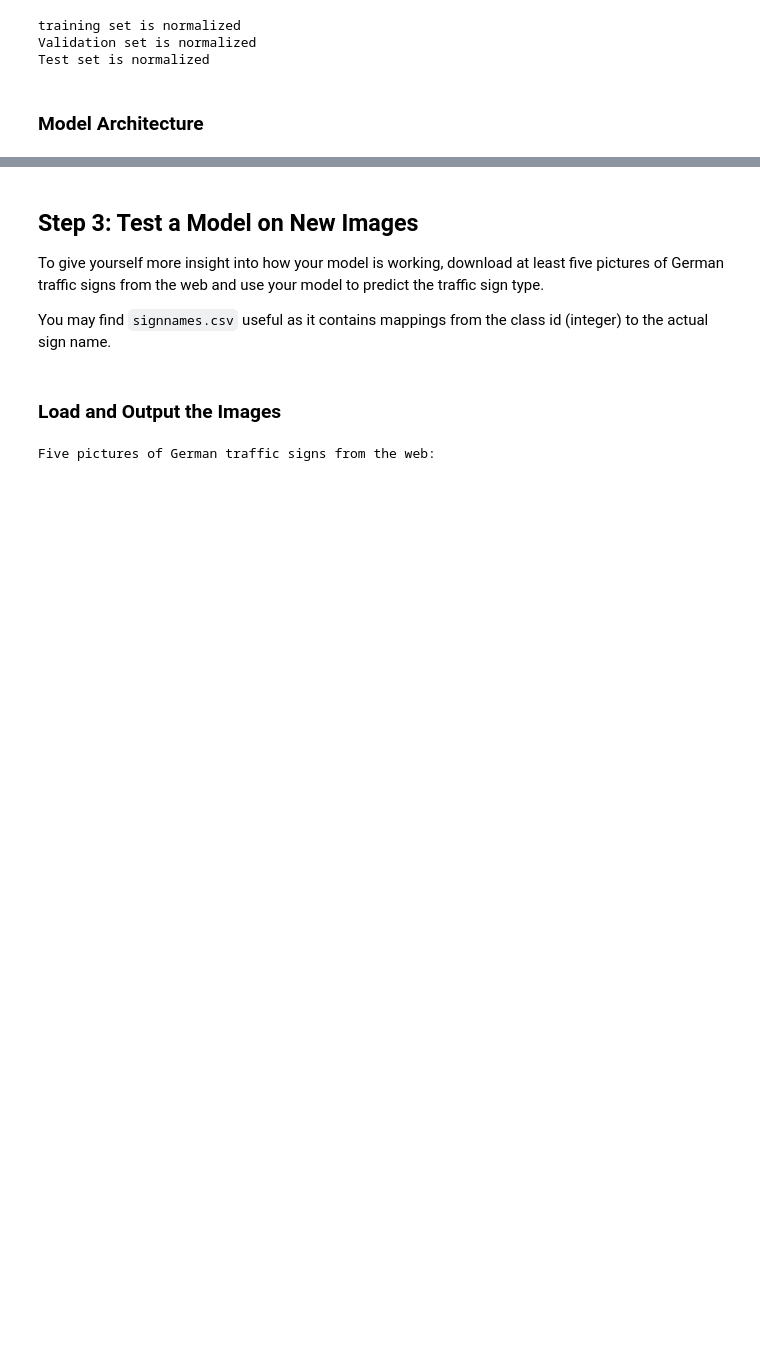
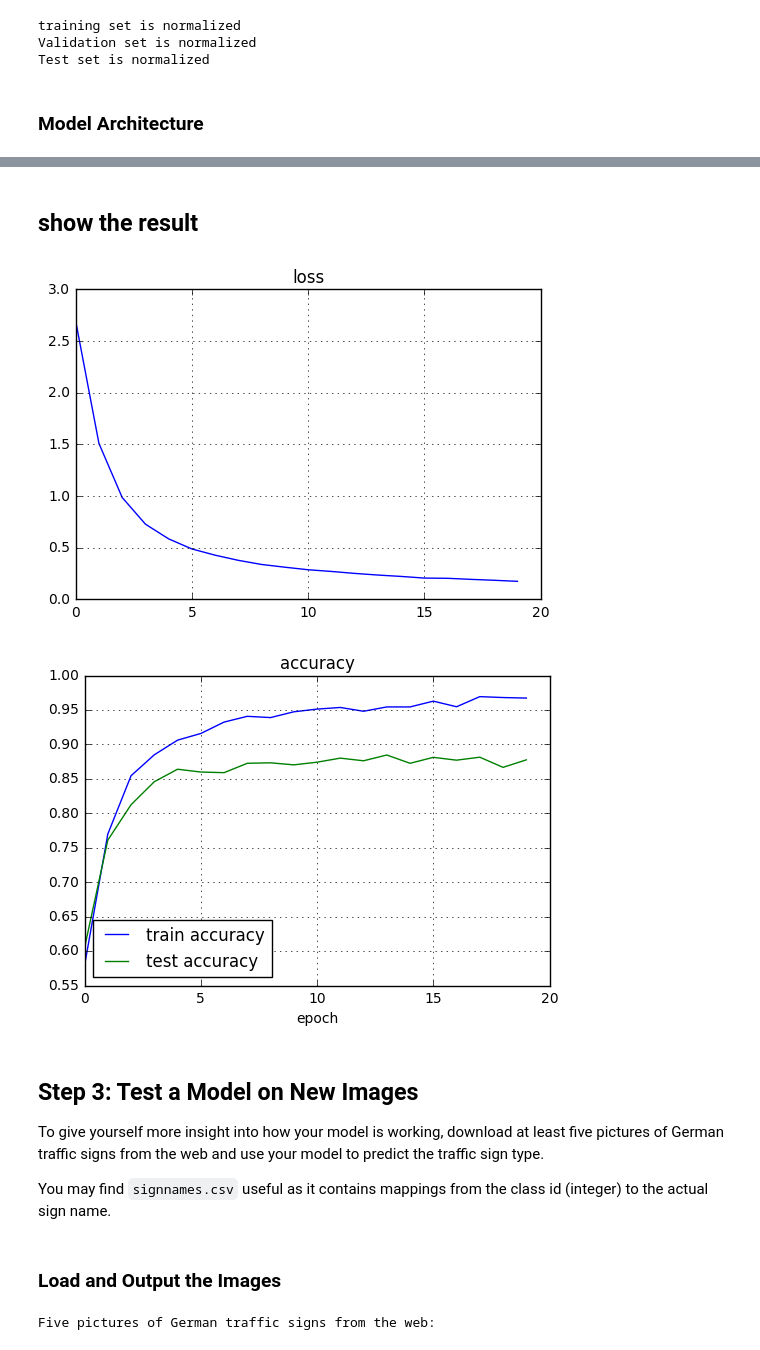
Before and after one commit to hayoung-kim/Perception-for-Self-driving, a Jupyter notebook: Traffic-Sign-Classifier/Traffic_Sign_Classifier.ipynb, the cells around one changed output, grey strips where cells are left out. Drawn from its saved outputs; the diff is of its cells as text; code cells hidden in the pictures; blank space fills up the shorter version.

```diff
--- a/Traffic-Sign-Classifier/Traffic_Sign_Classifier.ipynb
+++ b/Traffic-Sign-Classifier/Traffic_Sign_Classifier.ipynb
@@ -298,14 +252,14 @@ one_hot_y = tf.one_hot(y, n_classes)
 keep_prob = tf.placeholder(tf.float32)
 # %%
 # parameters
-rate = 0.002
-EPOCHS = 500
-BATCH_SIZE = 5000
-display_step = 5
+rate = 0.001
+EPOCHS = 20
+BATCH_SIZE = 4096
+display_step = 2
 save_step = 5
 
 # do train?
-do_train = 0
+do_train = 1
 epoch_to_restore = 590
 
 # select device to be used
@@ -393,7 +344,9 @@ sets imply underfitting. A high accuracy on the training set but low accuracy on
 # %%
 with tf.device(device_type):
-    logits = LeNet(x, keep_prob)
-    cross_entropy = tf.nn.softmax_cross_entropy_with_logits(logits, one_hot_y)
+#     logits = LeNet(x, keep_prob)
+    logits = LeNet_he(x)
+    cross_entropy = tf.nn.softmax_cross_entropy_with_logits(logits=logits, labels=one_hot_y)
+
     loss_operation = tf.reduce_mean(cross_entropy)
 
     optimizer = tf.train.AdamOptimizer(learning_rate = rate)
@@ -474,3 +454,34 @@ Test accuracy: 0.926
+# %% [markdown]
+## show the result
+# %%
+import matplotlib.pyplot as plt
+
+with open('LeNet_He_BatchNorm.csv', 'r') as csvfile:
+    data = []
+    reader = csv.reader(csvfile)
+    for row in reader:
+        data.append(row)
+#         print(', '.join(row))
+
+data = np.array(data)
+
+plt.figure()
+plt.plot(data[1:,0], data[1:,1])
+plt.title('loss')
+plt.grid()
+plt.show()
+
+plt.figure()
+plt.plot(data[1:,0], data[1:,2], label='train accuracy')
+plt.plot(data[1:,0], data[1:,3], label='test accuracy')
+plt.title('accuracy')
+plt.xlabel('epoch')
+plt.legend(loc='best')
+plt.grid()
+plt.show()
+# %% [output]
+[figure, added]
+[figure, added]
 # %% [markdown]
 ## Step 3: Test a Model on New Images
 
```
Also changed, not shown: parts of 49 cells of this notebook, 2 other files.
